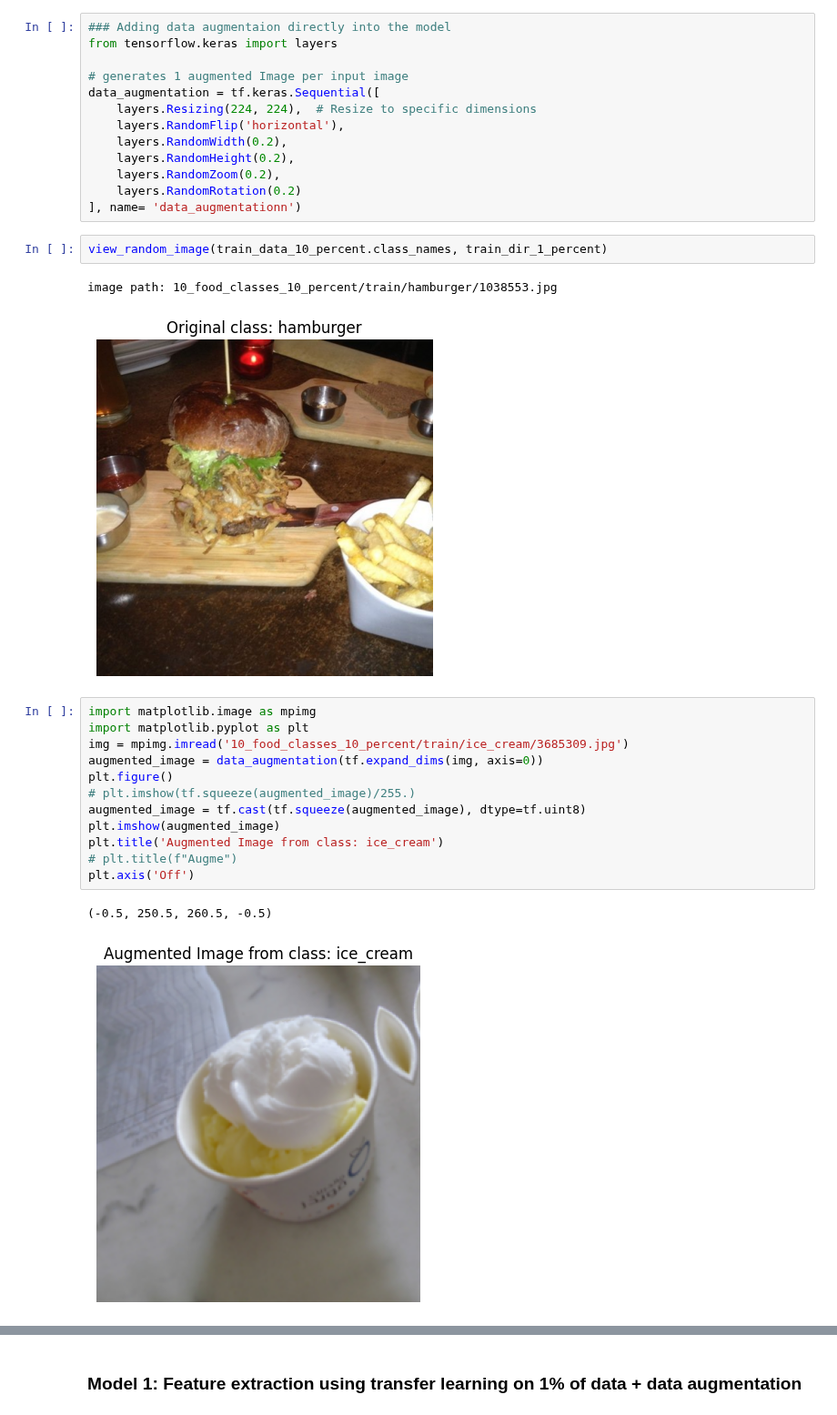
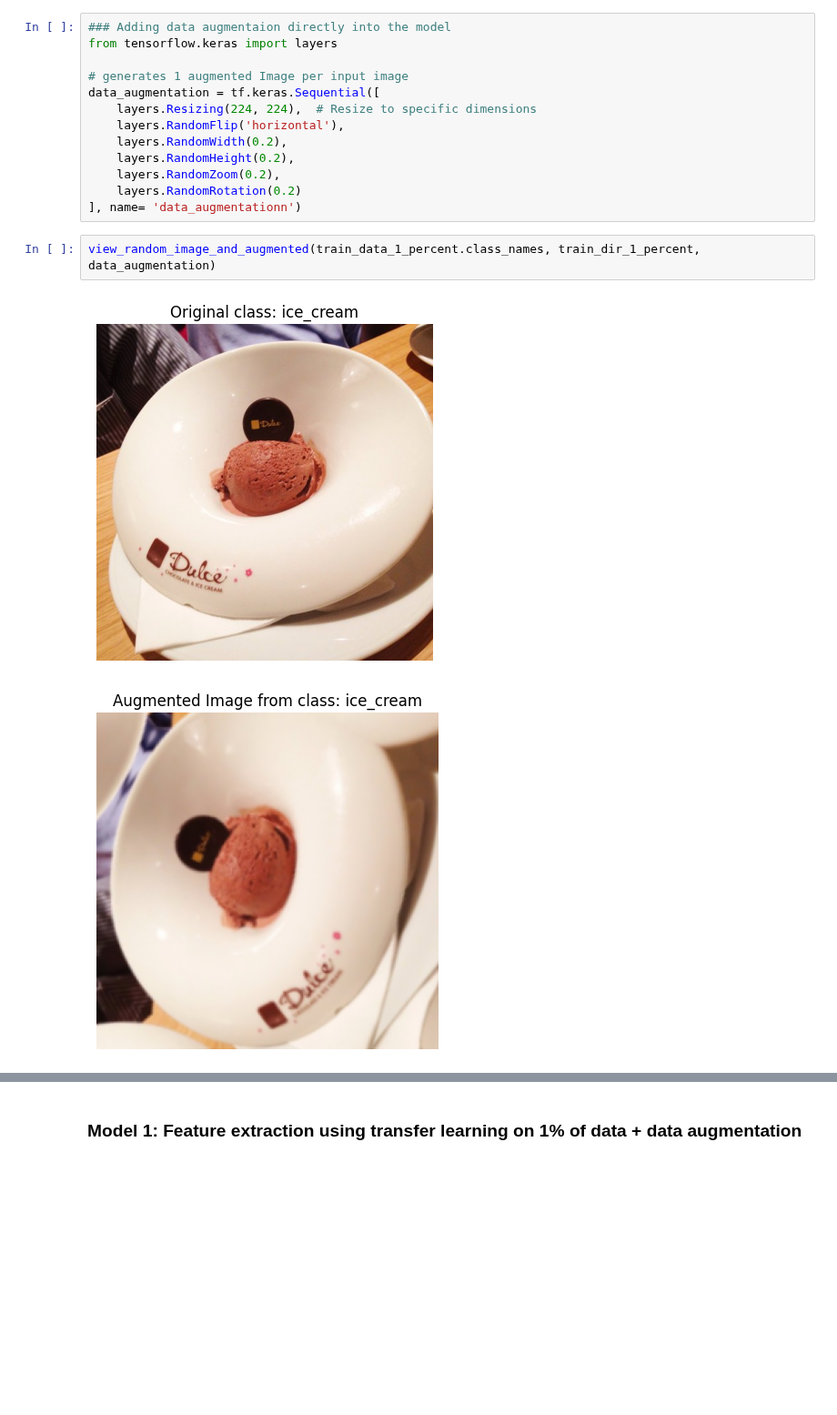
Before and after one commit to divyalaldinani/Deep-Learning-in-TensorFlow, a Jupyter notebook: 05_transfer_learning_feature_extraction.ipynb, the cells around one changed output, grey strips where cells are left out. Shown at 91% size. Drawn from its saved outputs; the diff is of its cells as text; blank space fills up the shorter version.

```diff
--- a/05_transfer_learning_feature_extraction.ipynb
+++ b/05_transfer_learning_feature_extraction.ipynb
@@ -355,26 +355,11 @@ data_augmentation = tf.keras.Sequential([
     layers.RandomZoom(0.2),
     layers.RandomRotation(0.2)
 ], name= 'data_augmentationn')
-# %%
-view_random_image(train_data_10_percent.class_names, train_dir_1_percent)
-# %% [output]
-image path: 10_food_classes_10_percent/train/hamburger/1038553.jpg
-[figure, removed]
-# %%
-import matplotlib.image as mpimg
-import matplotlib.pyplot as plt
-img = mpimg.imread('10_food_classes_10_percent/train/ice_cream/3685309.jpg')
-augmented_image = data_augmentation(tf.expand_dims(img, axis=0))
-plt.figure()
-# plt.imshow(tf.squeeze(augmented_image)/255.)
-augmented_image = tf.cast(tf.squeeze(augmented_image), dtype=tf.uint8)
-plt.imshow(augmented_image)
-plt.title('Augmented Image from class: ice_cream')
-# plt.title(f"Augme")
-plt.axis('Off')
-# %% [output]
-(-0.5, 250.5, 260.5, -0.5)
-[figure, removed]
+# %%
+view_random_image_and_augmented(train_data_1_percent.class_names, train_dir_1_percent, data_augmentation)
+# %% [output]
+[figure, added]
+[figure, added]
 # %%
 print(augmented_image)
 # %% [output]
```
Also changed, not shown: parts of 15 cells of this notebook.
